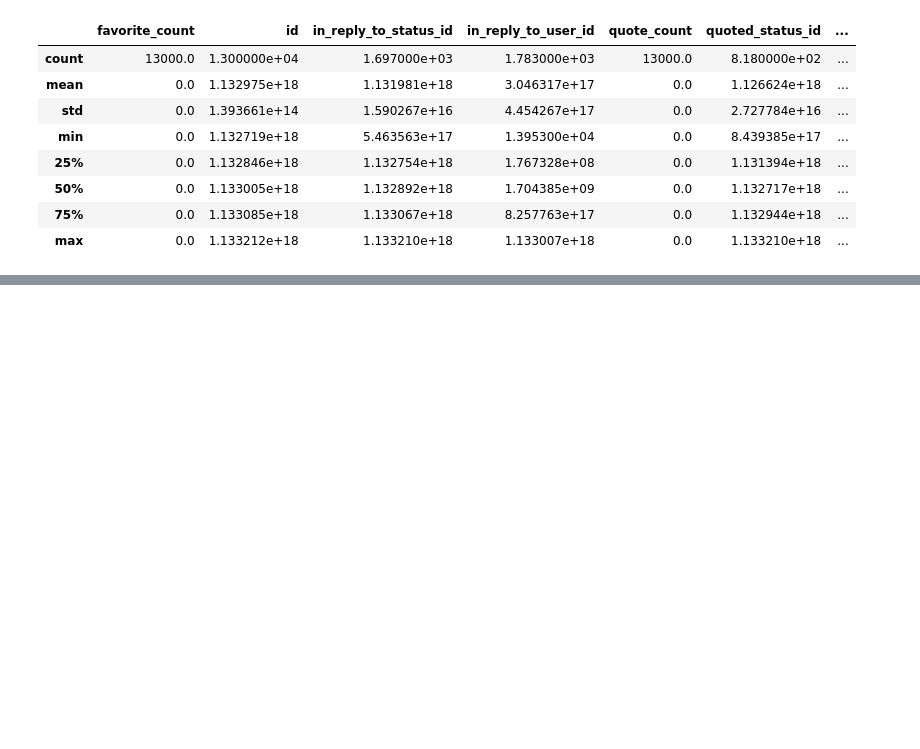
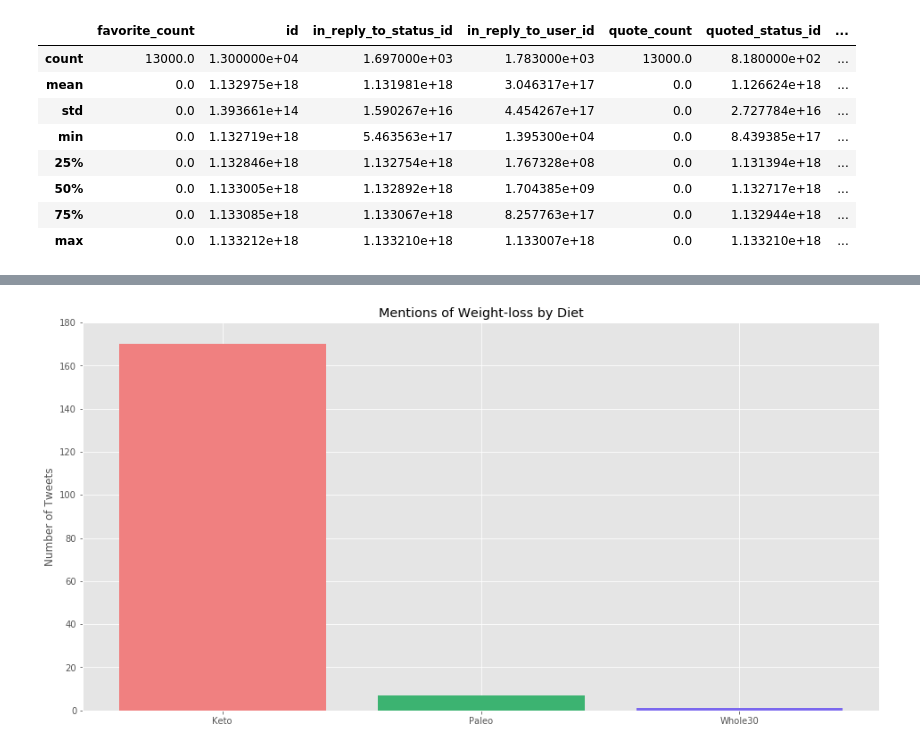
Before and after one commit to vinhttran/fad_diets, a Jupyter notebook: test_code.ipynb, the cells around one changed output, grey strips where cells are left out. Drawn from its saved outputs; the diff is of its cells as text; code cells hidden in the pictures; blank space fills up the shorter version.

```diff
--- a/test_code.ipynb
+++ b/test_code.ipynb
@@ -323,0 +377,5 @@ Name: text, Length: 200, dtype: object
+# %%
+#Keyword = Lost
+diet_list = ['keto', 'paleo','whole30'] #no mention of 'lost' in glutenfree, lowfat, med
+lost_count_list = count_of_keywords_by(pd_tweets_en, 'lost', diet_list)
+lost_count_list
@@ -323,0 +388,16 @@ Name: text, Length: 200, dtype: object
+# %%
+# Plot popularity of diets (number of mentions in a tweet)
+diet_label = ['Keto', 'Paleo', 'Whole30']
+
+x_pos = list(range(len(lost_count_list)))
+fig, ax = plt.subplots(figsize = (16,8))
+plt.bar(diet_label, lost_count_list, color=['lightcoral', 'mediumseagreen','mediumslateblue'])
+
+ax.set_ylim((0,180))
+ax.set_xticklabels(diet_label)
+ax.set_title('Mentions of Weight-loss by Diet')
+ax.set_ylabel('Number of Tweets')
+
+# fig.savefig('images/Weight_loss_by_fad_diet.png')
+# %% [output]
+[figure, added]
```
Also changed, not shown: parts of 136 cells of this notebook, 28 other files.
